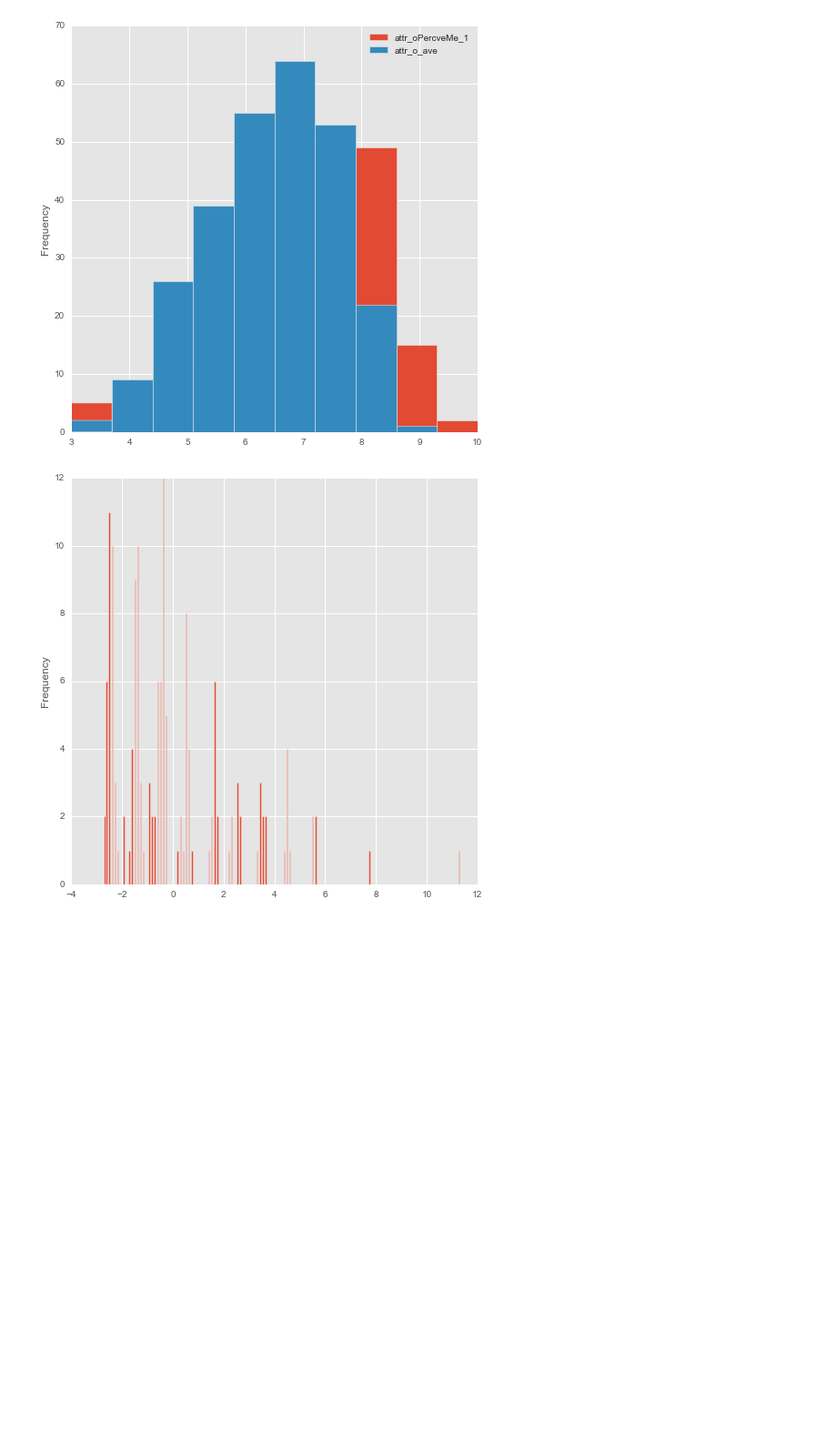
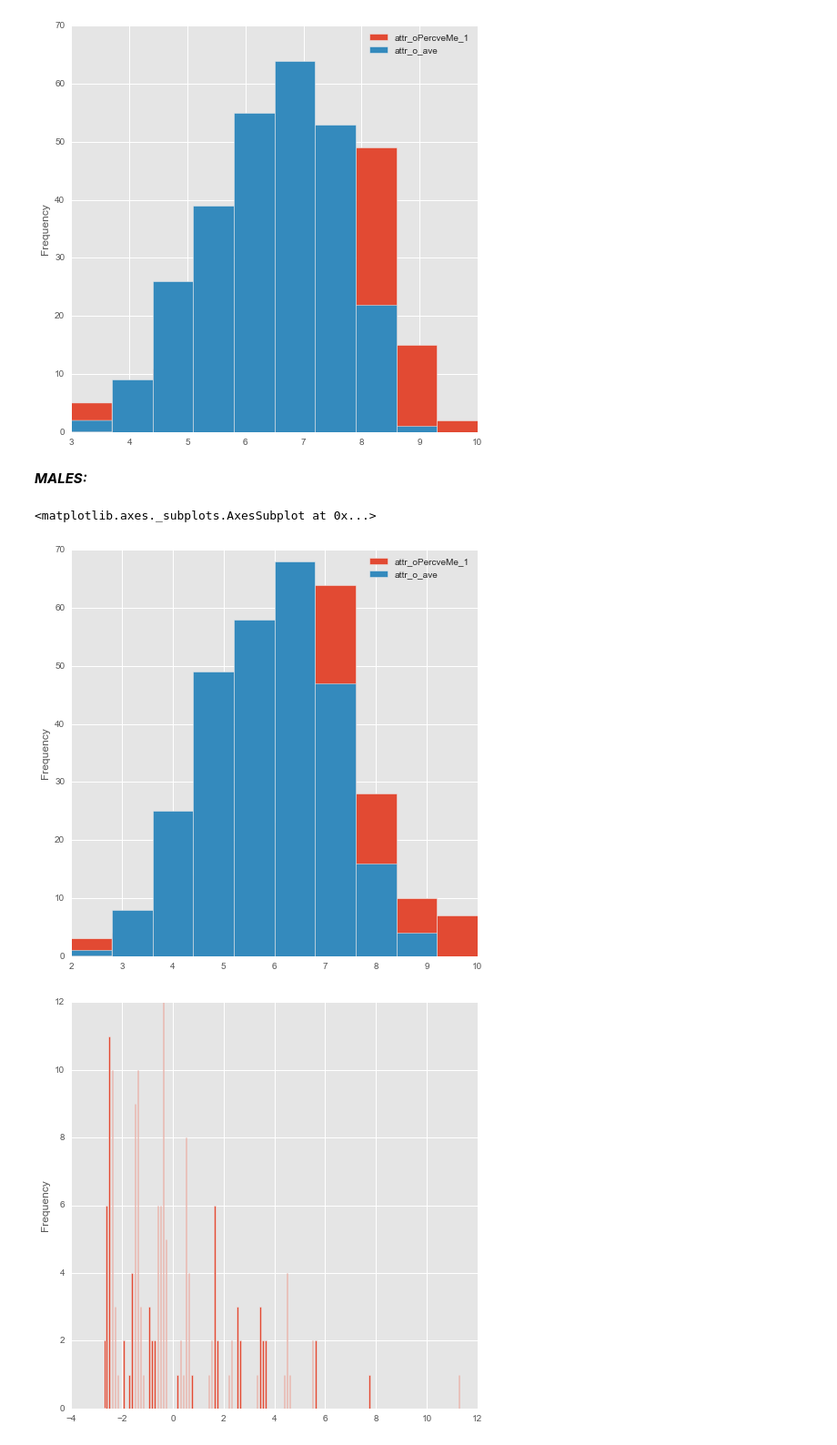
Before and after one commit to MirandaRemmer/DS-SF-23-work, a Jupyter notebook: final-project - MR/3/SpeedDatingDataset_FinalProject_REMMER_draft2.ipynb, the cells around one changed output. Shown: that part at 91% size. Drawn from its saved outputs; the diff is of its cells as text; code cells hidden in the pictures; blank space fills up the shorter version.

```diff
--- a/final-project - MR/3/SpeedDatingDataset_FinalProject_REMMER_draft2.ipynb
+++ b/final-project - MR/3/SpeedDatingDataset_FinalProject_REMMER_draft2.ipynb
@@ -1442,6 +1507,16 @@ df_female_condensed[ ['attr_oPercveMe_1', 'attr_o_ave'] ].plot(kind = 'hist', fi
 # %% [output]
 <matplotlib.axes._subplots.AxesSubplot at 0x...>
 [figure]
+# %% [markdown]
+***MALES:***
+# %%
+#histograms
+
+#looking at how subject perceives themselves vs. how other's perceive them
+df_male_condensed[ ['attr_oPercveMe_1', 'attr_o_ave'] ].plot(kind = 'hist', figsize = (8, 8))
+# %% [output]
+<matplotlib.axes._subplots.AxesSubplot at 0x...>
+[figure, added]
 # %%
 model = smf.ols(formula = 'match_sum ~ attr_oPercveMe_1', data = df_female_condensed).fit()
 
```
Also changed, not shown: parts of 46 cells of this notebook.
